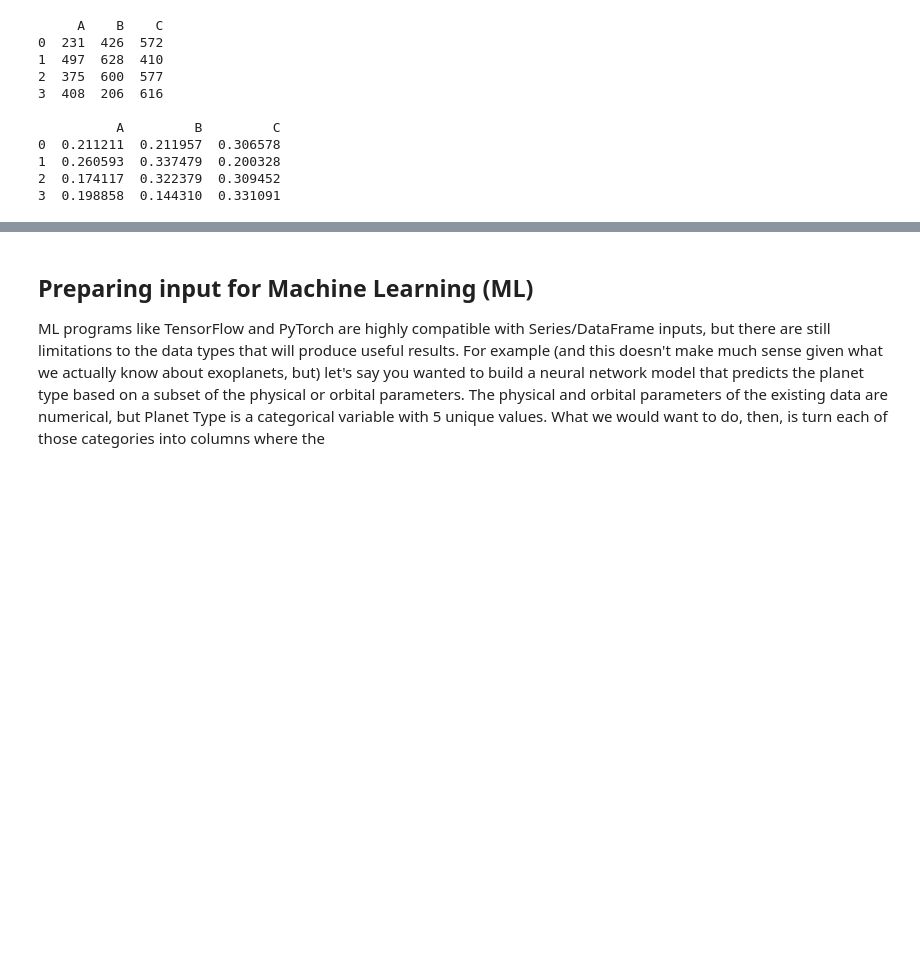
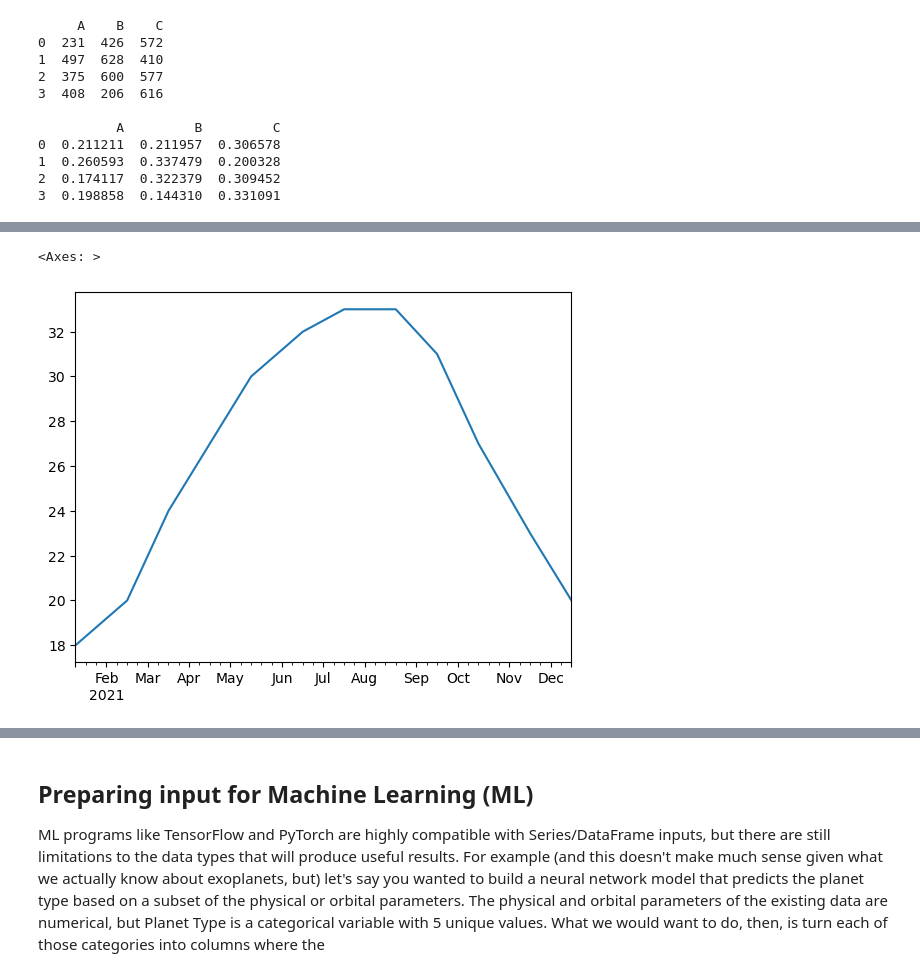
Before and after one commit to rlpitts/Intro-to-Pandas, a Jupyter notebook: PandasSBIntro.ipynb, the cells around one changed output, grey strips where cells are left out. Drawn from its saved outputs; the diff is of its cells as text; code cells hidden in the pictures; blank space fills up the shorter version.

```diff
--- a/PandasSBIntro.ipynb
+++ b/PandasSBIntro.ipynb
@@ -1213,0 +1592,3 @@ time taken in s: 0.006251811981201172
+# %%
+for i,c in junk.items():
+    print(i,c.values)
@@ -1213,0 +1600,3 @@ time taken in s: 0.006251811981201172
+# %%
+for i,r in junk.iterrows():
+    print(i,r.values)
@@ -1213,0 +1824,4 @@ time taken in s: 0.006251811981201172
+# %%
+ts = pd.Series([18.,20.,24.,27.,30.,32.,33.,33.,31.,27.,23.,20.],
+               index=[pd.to_datetime('2021-{}-15'.format(str(i).zfill(2)))
+                                     for i in range(1,13)])
@@ -1213,0 +1868,3 @@ time taken in s: 0.006251811981201172
+# %%
+tsr = ts.resample('W').ffill(limit=1).interpolate()
+print(tsr)
@@ -1213,0 +1889,6 @@ time taken in s: 0.006251811981201172
+# %%
+import matplotlib.pyplot as plt
+tsr.plot()
+# %% [output]
+<Axes: >
+[figure, added]
```
Also changed, not shown: parts of 99 cells of this notebook, 1 other file.
